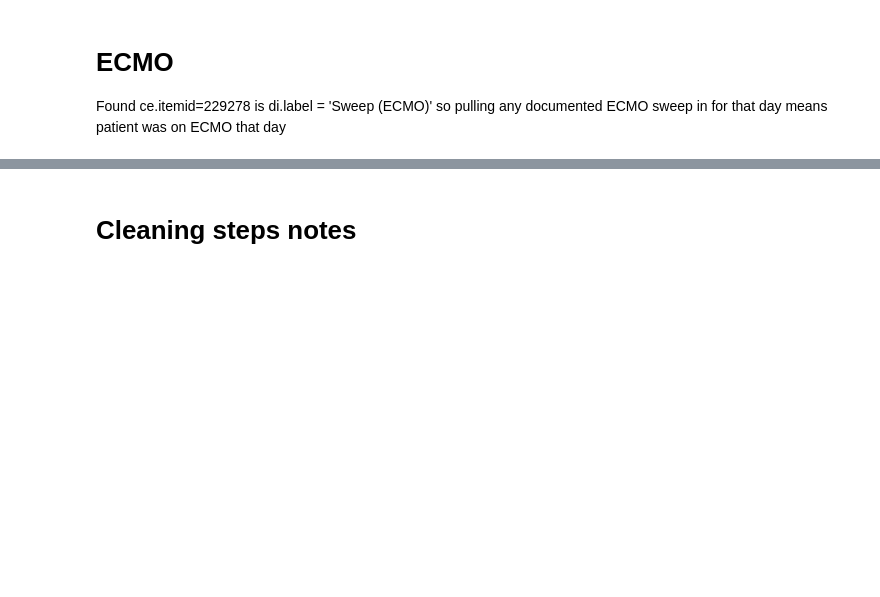
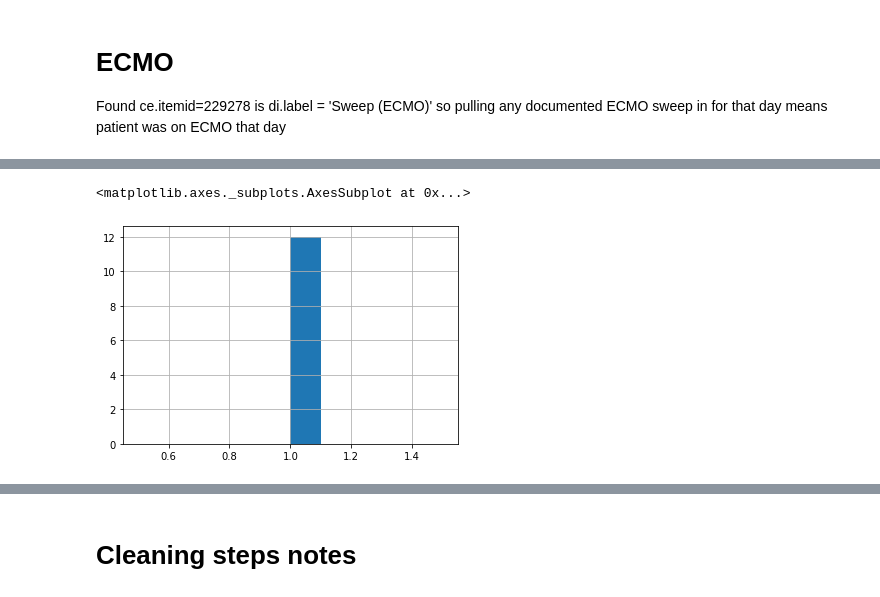
Before and after one commit to cloverbunny/mimic-iv, a Jupyter notebook: c14_combine_mimic_files3_20_22.ipynb, the cells around one changed output, grey strips where cells are left out. Cells and saved outputs as stored; diff of their text form; code cells hidden in the pictures; blank space fills up the shorter version.

```diff
--- a/c14_combine_mimic_files3_20_22.ipynb
+++ b/c14_combine_mimic_files3_20_22.ipynb
@@ -918,3 +983,5 @@ SELECT stay_id, CAST(charttime AS DATE) AS  chart_date, STRING_AGG(value,' ') as
 from `physionet-data.mimic_icu.chartevents` ce
 where ce.itemid=229278
 GROUP BY stay_id, CAST(charttime AS DATE)
+# %%
+ecmo_by_day['ecmo_yn'] = 1
@@ -920,0 +1004,11 @@ GROUP BY stay_id, CAST(charttime AS DATE)
+# %%
+ecmo_by_day['day'] = pd.to_datetime(ecmo_by_day.chart_date)
+# %%
+ecmo_by_day = ecmo_by_day.drop(columns=['agg_ecmo_sweep'])
+# %%
+pt10 = pd.merge(pt9, ecmo_by_day, how='left', on=['stay_id', 'day'])
+# %%
+pt10['ecmo_yn'].hist() #12 ecmo patients in this cohort
+# %% [output]
+<matplotlib.axes._subplots.AxesSubplot at 0x...>
+[figure, added]
```
Also changed, not shown: parts of 51 cells of this notebook.
